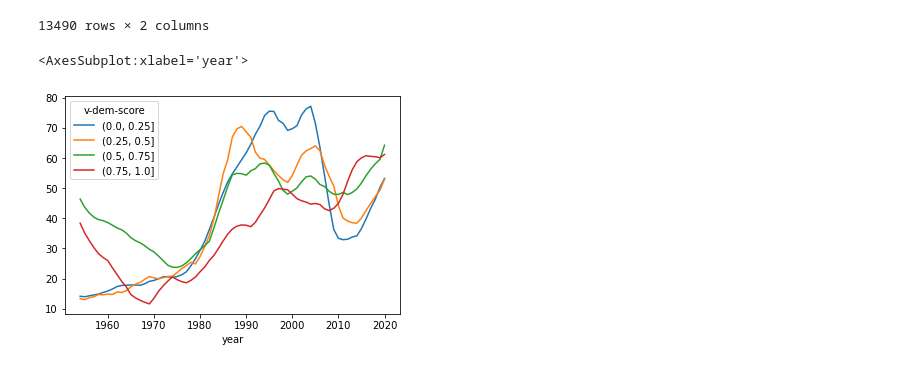
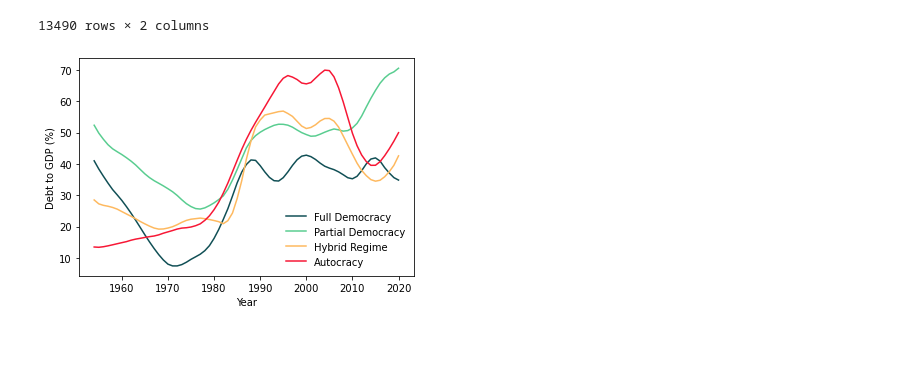
Before and after one commit to michadenheijer/DataWrangling, a Jupyter notebook: debt.ipynb, the cells around one changed output. Drawn from its saved outputs; the diff is of its cells as text; code cells hidden in the pictures; blank space fills up the shorter version.

Commit message:
Add plots

```diff
--- a/debt.ipynb
+++ b/debt.ipynb
@@ -180,9 +182,18 @@ debt_dem_time
 |  | 2020 | 36.436503 | 0.1542 |
 13490 rows × 2 columns
 # %%
-bins = pd.cut(debt_dem_time["v-dem-score"], bins=[0, 0.25, 0.5, 0.75, 1])
+bins = pd.cut(debt_dem_time["v-dem-score"], bins=[0, 0.4, 0.6, 0.8, 1])
 debt_dem_time_mean = debt_dem_time.groupby([bins, "year"]).mean()["debt_to_gdp"].reorder_levels([1, 0]).sort_index().unstack()
-debt_dem_time_mean.rolling(5).mean().plot()
+
+debt_dem_time_mean = debt_dem_time_mean.ewm(span=5).mean().rolling(5).mean()
+debt_dem_time_mean = debt_dem_time_mean.reindex(sorted(debt_dem_time_mean.columns, reverse=True), axis=1)
+colors = ["#104F55", "#59CD90", "#FEB95F", "#F71735"]
+plt.gca().set_prop_cycle(color=colors)
+plt.plot(debt_dem_time_mean)
+plt.legend(debt_dem_time_mean.columns)
+plt.xlabel("Year")
+plt.ylabel("Debt to GDP (%)")
+plt.legend(["Full Democracy", "Partial Democracy", "Hybrid Regime", "Autocracy"], frameon=False)
+plt.show()
 # %% [output]
-<AxesSubplot:xlabel='year'>
-[figure, old version]
+[figure, new version]
```
Also changed, not shown: parts of 1 cell of this notebook, 17 other files.
